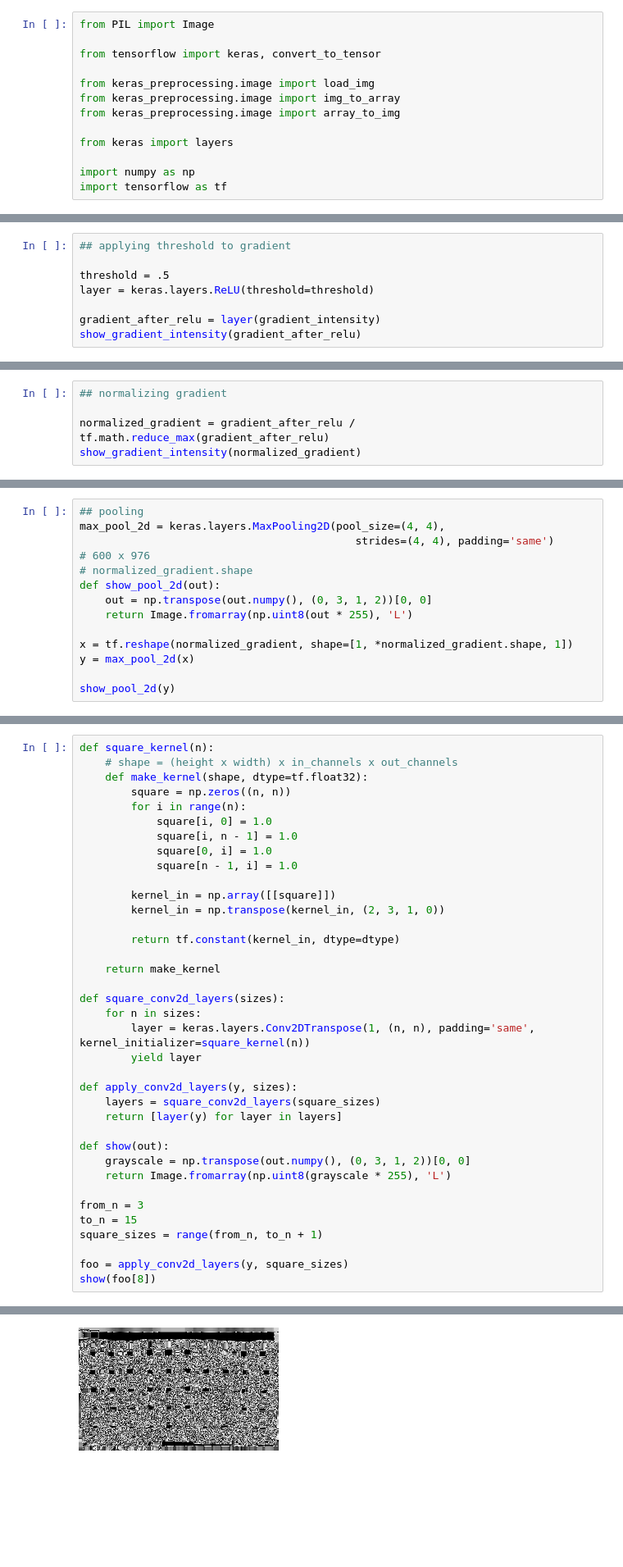
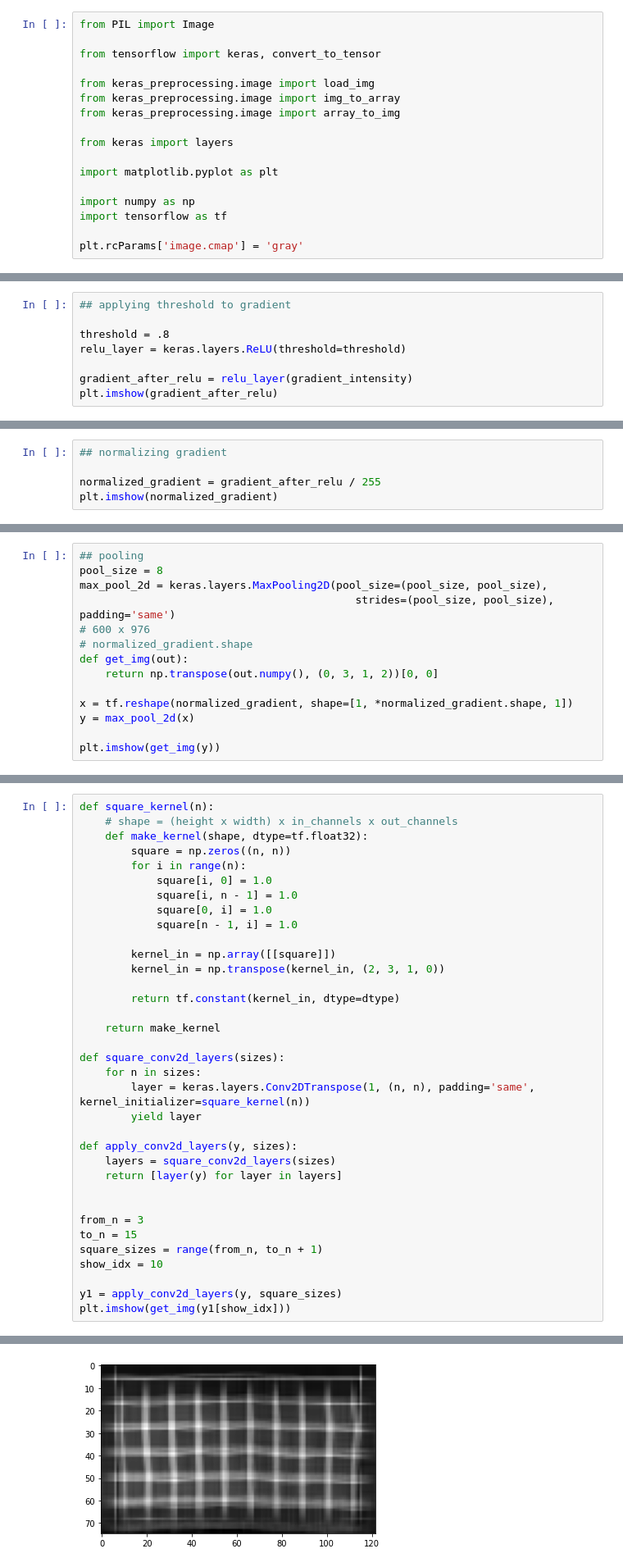
Before and after one commit to Petroniuss/pattern-recognition, a Jupyter notebook: lab2/lab2.ipynb, the cells around one changed output, grey strips where cells are left out. Shown at 82% size. Drawn from its saved outputs; the diff is of its cells as text; blank space fills up the shorter version.

```diff
--- a/lab2/lab2.ipynb
+++ b/lab2/lab2.ipynb
@@ -9,8 +9,12 @@ from keras_preprocessing.image import array_to_img
 
 from keras import layers
 
+import matplotlib.pyplot as plt
+
 import numpy as np
 import tensorflow as tf
+
+plt.rcParams['image.cmap'] = 'gray'
 # %%
 # Load the image
 
@@ -178,9 +181,9 @@ show_gradient_intensity(gradient_intensity)
 # %%
 ## applying threshold to gradient
 
-threshold = .5
-layer = keras.layers.ReLU(threshold=threshold)
+threshold = .8
+relu_layer = keras.layers.ReLU(threshold=threshold)
 
-gradient_after_relu = layer(gradient_intensity)
-show_gradient_intensity(gradient_after_relu)
+gradient_after_relu = relu_layer(gradient_intensity)
+plt.imshow(gradient_after_relu)
 # %% [output]
@@ -188,6 +192,6 @@ show_gradient_intensity(gradient_after_relu)
 # %%
 ## normalizing gradient
 
-normalized_gradient = gradient_after_relu / tf.math.reduce_max(gradient_after_relu)
-show_gradient_intensity(normalized_gradient)
+normalized_gradient = gradient_after_relu / 255
+plt.imshow(normalized_gradient)
 # %% [output]
@@ -195,15 +200,15 @@ show_gradient_intensity(normalized_gradient)
 # %%
 ## pooling
-max_pool_2d = keras.layers.MaxPooling2D(pool_size=(4, 4),
-                                           strides=(4, 4), padding='same')
+pool_size = 8
+max_pool_2d = keras.layers.MaxPooling2D(pool_size=(pool_size, pool_size),
+                                           strides=(pool_size, pool_size), padding='same')
 # 600 x 976
 # normalized_gradient.shape
-def show_pool_2d(out):
-    out = np.transpose(out.numpy(), (0, 3, 1, 2))[0, 0]
-    return Image.fromarray(np.uint8(out * 255), 'L')
+def get_img(out):
+    return np.transpose(out.numpy(), (0, 3, 1, 2))[0, 0]
 
 x = tf.reshape(normalized_gradient, shape=[1, *normalized_gradient.shape, 1])
 y = max_pool_2d(x)
 
-show_pool_2d(y)
+plt.imshow(get_img(y))
 # %% [output]
@@ -232,17 +238,15 @@ def square_conv2d_layers(sizes):
         yield layer
 
 def apply_conv2d_layers(y, sizes):
-    layers = square_conv2d_layers(square_sizes)
+    layers = square_conv2d_layers(sizes)
     return [layer(y) for layer in layers]
 
-def show(out):
-    grayscale = np.transpose(out.numpy(), (0, 3, 1, 2))[0, 0]
-    return Image.fromarray(np.uint8(grayscale * 255), 'L')
 
 from_n = 3
 to_n = 15
 square_sizes = range(from_n, to_n + 1)
+show_idx = 10
 
-foo = apply_conv2d_layers(y, square_sizes)
-show(foo[8])
+y1 = apply_conv2d_layers(y, square_sizes)
+plt.imshow(get_img(y1[show_idx]))
 # %% [output]
@@ -249,2 +254,2 @@ show(foo[8])
-[figure, old version]
+[figure, new version]
 # %%
```
Also changed, not shown: parts of 21 cells of this notebook, 11 other files.
